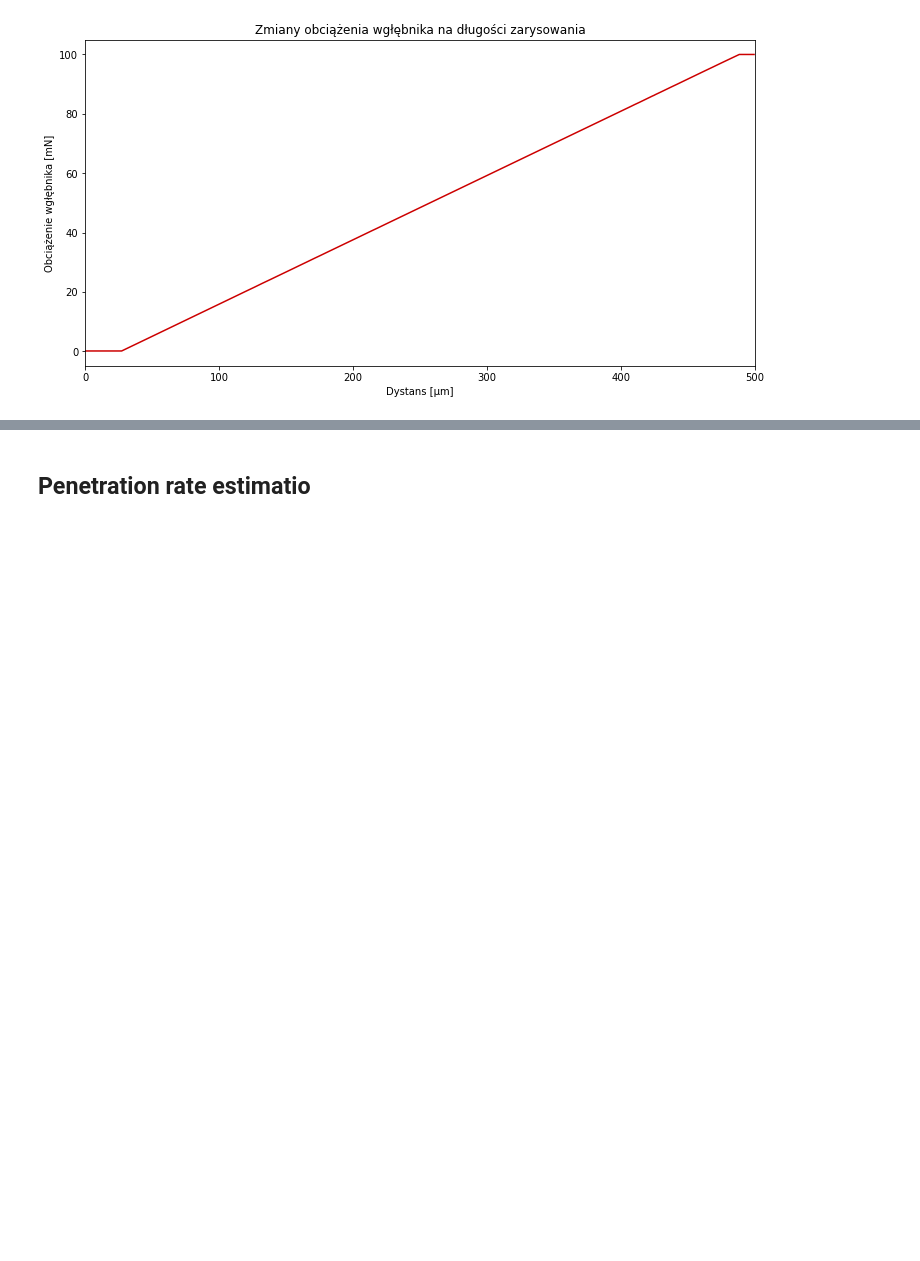
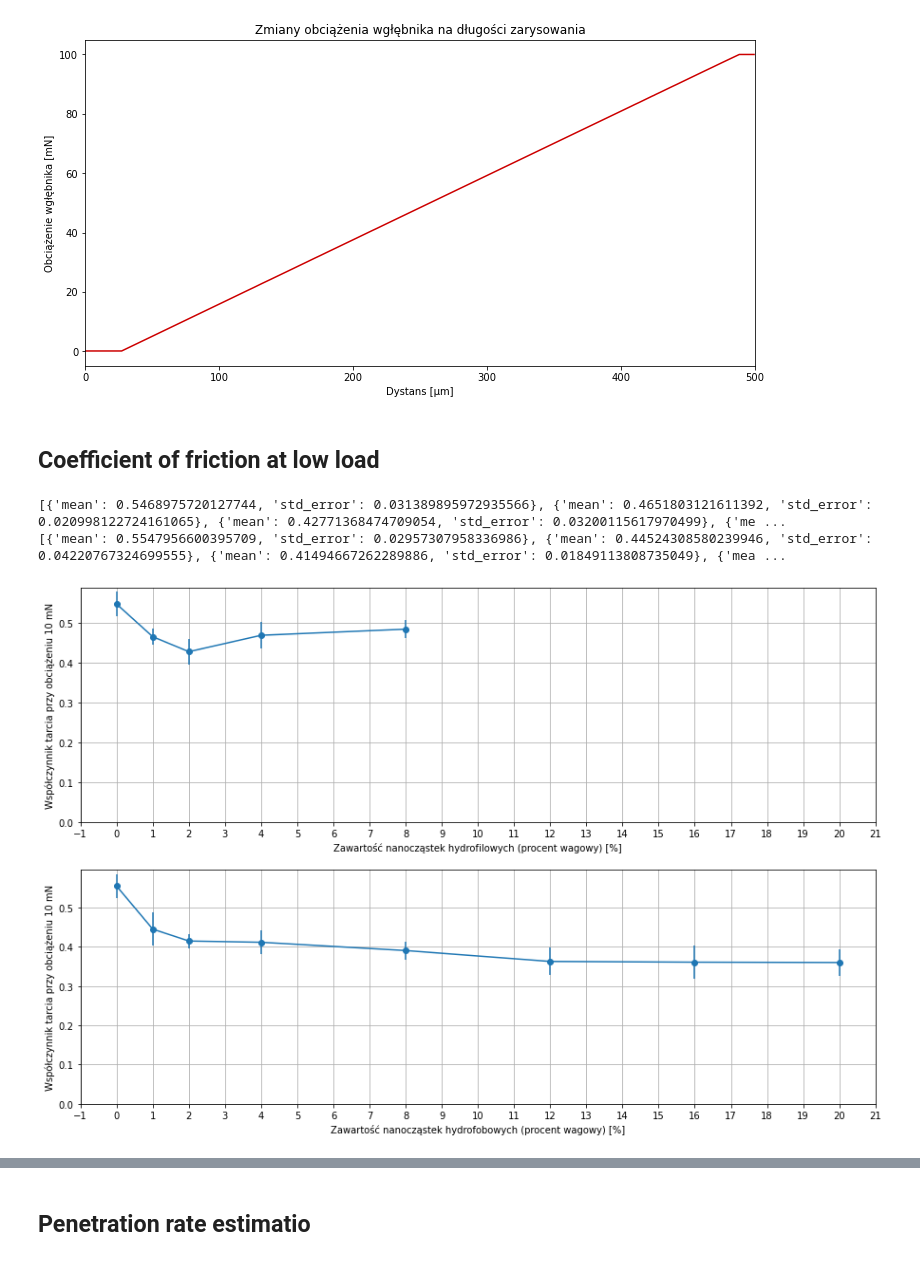
Before and after one commit to antoszy/Scratch-Analysis, a Jupyter notebook: scratch_analysis.ipynb, the cells around one changed output, grey strips where cells are left out. Cells and saved outputs as stored; diff of their text form; code cells hidden in the pictures; blank space fills up the shorter version.

```diff
--- a/scratch_analysis.ipynb
+++ b/scratch_analysis.ipynb
@@ -115,3 +118,69 @@ ax.set_xlim([0, 500])
 [figure]
 [figure]
 [figure]
+# %% [markdown]
+## Coefficient of friction at low load
+# %%
+LOW_LOAD = (10, 20)
+sqr3 = math.sqrt(3)
+
+def get_sample_numbers_for_measurement(scratch, measurment_type, measurment_range):
+    measurement = getattr(scratch, measurment_type)
+    start_index = np.argmax(measurement > measurment_range[0])
+    stop_index = np.argmax(measurement > measurment_range[1])
+    return (start_index, stop_index)
+
+def get_sample_fric_coeff_stats(sample):
+    sample_coeffs = []
+    for scratch in sample:
+        sample_range = get_sample_numbers_for_measurement(
+            scratch.scratch, "load", LOW_LOAD)
+        coeff_subset = \
+            scratch.scratch.fricCoeff[sample_range[0]:sample_range[1]]
+        mean_coeff = np.mean(coeff_subset)
+        sample_coeffs.append(mean_coeff)
+    mean = np.mean(sample_coeffs)
+    std_error = stats.stdev(sample_coeffs) / sqr3
+    return {"mean": mean, "std_error": std_error}
+
+sample_stats_list = []
+for sample in sampleList:
+    sample_stats_list.append(get_sample_fric_coeff_stats(sample))
+
+sampleR_stats_list = []
+for sample in sampleListR:
+    sampleR_stats_list.append(get_sample_fric_coeff_stats(sample))
+
+fig_coeff = pyplot.figure(figsize=(15,10))
+ax4 = fig_coeff.add_subplot(211)
+ax5 = fig_coeff.add_subplot(212)
+#x = range(len(sample_mean_wear_rates_from_max))
+y = [d["mean"] for d in sample_stats_list]
+yerr = [d["std_error"] for d in sample_stats_list]
+x = [0, 1, 2, 4, 8, 1, 2, 4, 8, 12, 16, 20]
+ax4.errorbar(x[0:5], y, yerr=yerr, fmt = '-o')
+y = [d["mean"] for d in sampleR_stats_list]
+yerr = [d["std_error"] for d in sampleR_stats_list]
+ax5.errorbar([x[0]]+x[5:], y, yerr=yerr, fmt = '-o')
+ax4.set_ylim(0)
+ax4.set_xlabel("Zawartość nanocząstek hydrofilowych (procent wagowy) [%]")
+ax4.set_ylabel("Współczynnik tarcia przy obciążeniu 10 mN")
+ax4.set_xlim(-1,21)
+spacing = 1
+ml = MultipleLocator(spacing)
+ax4.xaxis.set_major_locator(ml)
+ax4.grid()
+ax5.set_ylim(0)
+ax5.set_xlabel("Zawartość nanocząstek hydrofobowych (procent wagowy) [%]")
+ax5.set_ylabel("Współczynnik tarcia przy obciążeniu 10 mN")
+ax5.xaxis.set_major_locator(ml)
+ax5.grid()
+print('')
+
+print(sample_stats_list)
+print(sampleR_stats_list)
+## Coefficient of friction at low and high load
+# %% [output]
+[{'mean': 0.5468975720127744, 'std_error': 0.031389895972935566}, {'mean': 0.4651803121611392, 'std_error': 0.020998122724161065}, {'mean': 0.42771368474709054, 'std_error': 0.03200115617970499}, {'me ...
+[{'mean': 0.5547956600395709, 'std_error': 0.02957307958336986}, {'mean': 0.44524308580239946, 'std_error': 0.04220767324699555}, {'mean': 0.41494667262289886, 'std_error': 0.01849113808735049}, {'mea ...
+[figure, added]
```
Also changed, not shown: parts of 8 cells of this notebook, 5 other files.
